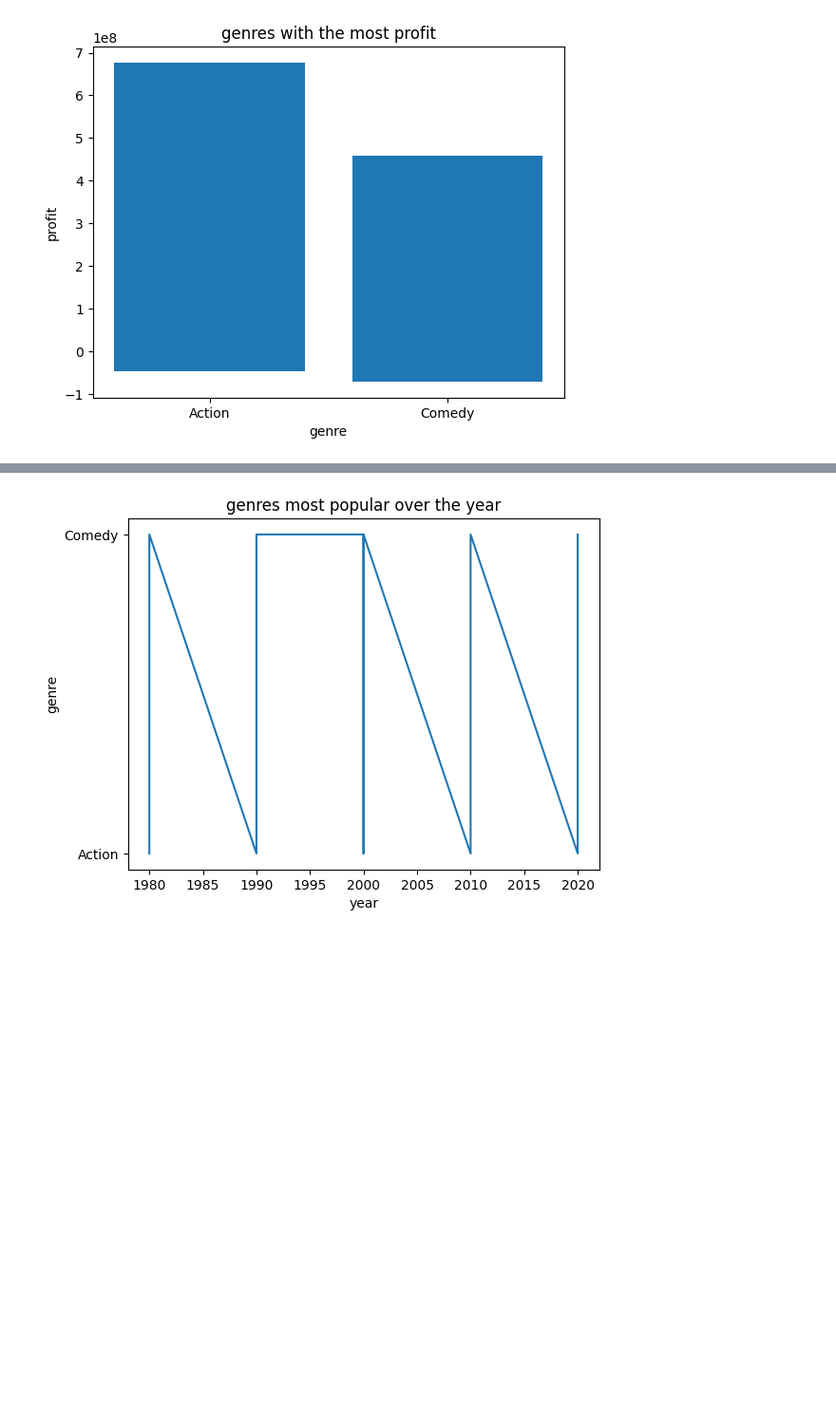
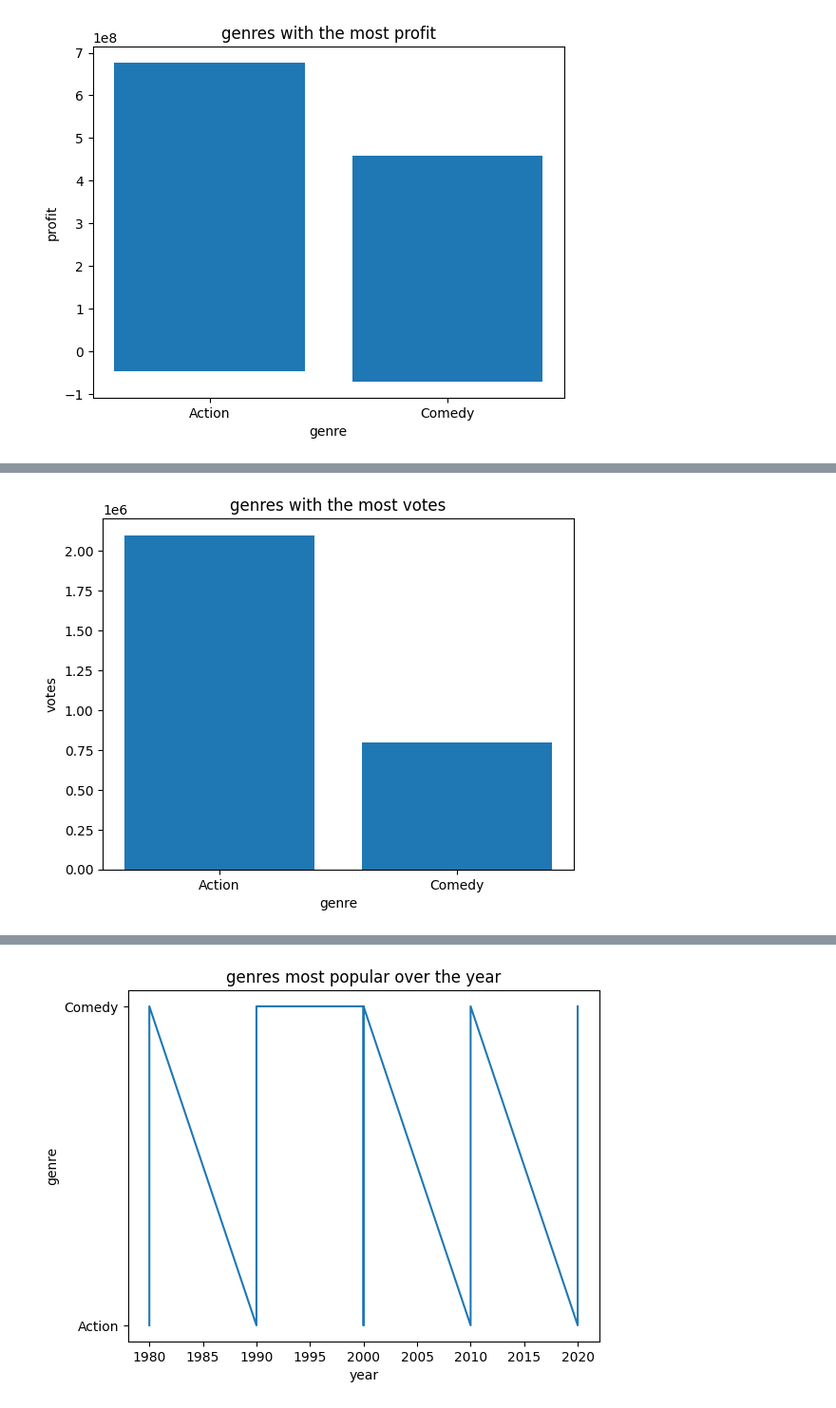
Before and after one commit to Kaidense2026/Pop_culture-, a Jupyter notebook: Pop_Culture_research_project.ipynb, the cells around one changed output, grey strips where cells are left out. Shown at 95% size. Drawn from its saved outputs; the diff is of its cells as text; code cells hidden in the pictures; blank space fills up the shorter version.

```diff
--- a/Pop_Culture_research_project.ipynb
+++ b/Pop_Culture_research_project.ipynb
@@ -544,0 +575,11 @@ plt.show()
+# %%
+x = refiltered_movies['genre']
+y = refiltered_movies['votes']
+plt.bar(x, y)
+plt.title('genres with the most votes')
+plt.xlabel('genre')
+plt.ylabel('votes')
+
+plt.show()
+# %% [output]
+[figure, added]
```
Also changed, not shown: parts of 7 cells of this notebook.
